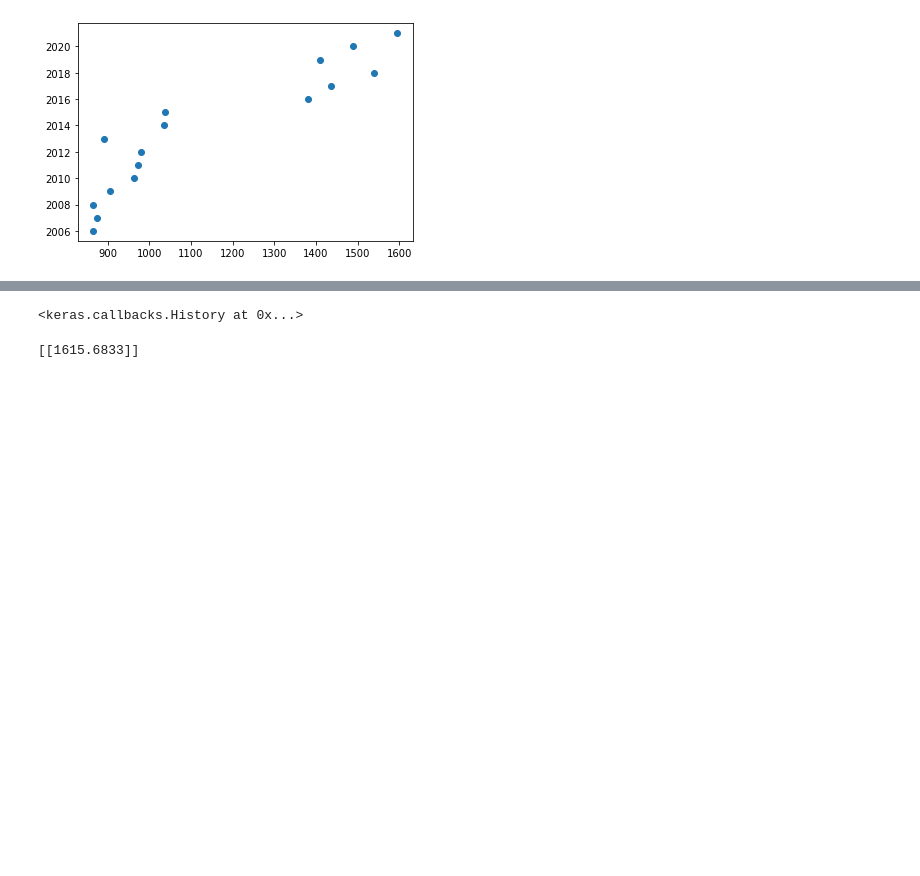
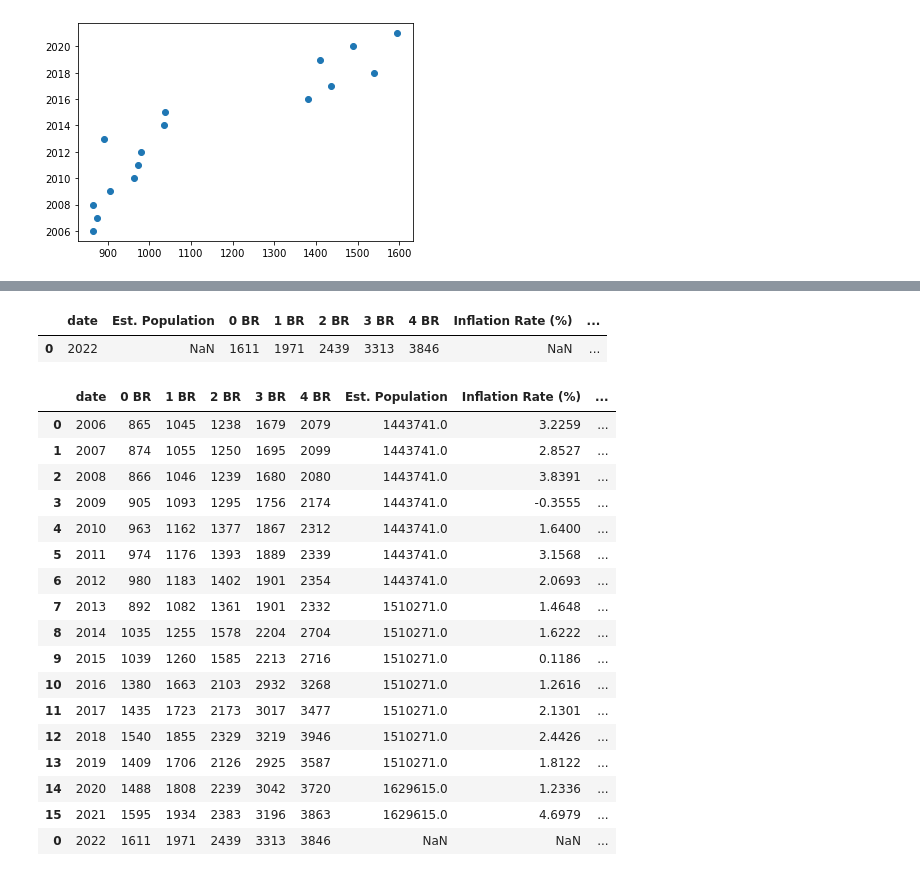
Before and after one commit to evanbruno617/Housing_Market, a Jupyter notebook: rent.ipynb, the cells around one changed output, grey strips where cells are left out. Drawn from its saved outputs; the diff is of its cells as text; code cells hidden in the pictures; blank space fills up the shorter version.

Commit message:
Added data to county csv and predicted future rent

```diff
--- a/rent.ipynb
+++ b/rent.ipynb
@@ -221,13 +240,33 @@ model.compile(optimizer='adam', loss='mse')
-# %%
-# fit model
-model.fit(X, y, epochs=200, verbose=0)
-# %% [output]
-<keras.callbacks.History at 0x...>
-# %%
-# demonstrate prediction
-x_input = array([1409, 1488, 1595])
-x_input = x_input.reshape((1, n_steps, n_features))
-yhat = model.predict(x_input, verbose=0)
-print(yhat)
-# %% [output]
-[[1615.6833]]
+# %%
+tester = pd.DataFrame.transpose(pd.DataFrame.from_dict(row, orient="index"))
+# %%
+tester["date"] = tester["date"].astype(int)
+
+for column in columns:
+    tester[column] = tester[column].astype(int)
+# %%
+tester
+# %% [output]
+|  | date | Est. Population | 0 BR | 1 BR | 2 BR | 3 BR | 4 BR | Inflation Rate (%) | ... |
+| 0 | 2022 | NaN | 1611 | 1971 | 2439 | 3313 | 3846 | NaN | ... |
+# %%
+rent_df.append(tester)
+# %% [output]
+|  | date | 0 BR | 1 BR | 2 BR | 3 BR | 4 BR | Est. Population | Inflation Rate (%) | ... |
+| 0 | 2006 | 865 | 1045 | 1238 | 1679 | 2079 | 1443741.0 | 3.2259 | ... |
+| 1 | 2007 | 874 | 1055 | 1250 | 1695 | 2099 | 1443741.0 | 2.8527 | ... |
+| 2 | 2008 | 866 | 1046 | 1239 | 1680 | 2080 | 1443741.0 | 3.8391 | ... |
+| 3 | 2009 | 905 | 1093 | 1295 | 1756 | 2174 | 1443741.0 | -0.3555 | ... |
+| 4 | 2010 | 963 | 1162 | 1377 | 1867 | 2312 | 1443741.0 | 1.6400 | ... |
+| 5 | 2011 | 974 | 1176 | 1393 | 1889 | 2339 | 1443741.0 | 3.1568 | ... |
+| 6 | 2012 | 980 | 1183 | 1402 | 1901 | 2354 | 1443741.0 | 2.0693 | ... |
+| 7 | 2013 | 892 | 1082 | 1361 | 1901 | 2332 | 1510271.0 | 1.4648 | ... |
+| 8 | 2014 | 1035 | 1255 | 1578 | 2204 | 2704 | 1510271.0 | 1.6222 | ... |
+| 9 | 2015 | 1039 | 1260 | 1585 | 2213 | 2716 | 1510271.0 | 0.1186 | ... |
+| 10 | 2016 | 1380 | 1663 | 2103 | 2932 | 3268 | 1510271.0 | 1.2616 | ... |
+| 11 | 2017 | 1435 | 1723 | 2173 | 3017 | 3477 | 1510271.0 | 2.1301 | ... |
+| 12 | 2018 | 1540 | 1855 | 2329 | 3219 | 3946 | 1510271.0 | 2.4426 | ... |
+| 13 | 2019 | 1409 | 1706 | 2126 | 2925 | 3587 | 1510271.0 | 1.8122 | ... |
+| 14 | 2020 | 1488 | 1808 | 2239 | 3042 | 3720 | 1629615.0 | 1.2336 | ... |
+| 15 | 2021 | 1595 | 1934 | 2383 | 3196 | 3863 | 1629615.0 | 4.6979 | ... |
+| 0 | 2022 | 1611 | 1971 | 2439 | 3313 | 3846 | NaN | NaN | ... |
```
Also changed, not shown: parts of 9 cells of this notebook, 59 other files.
